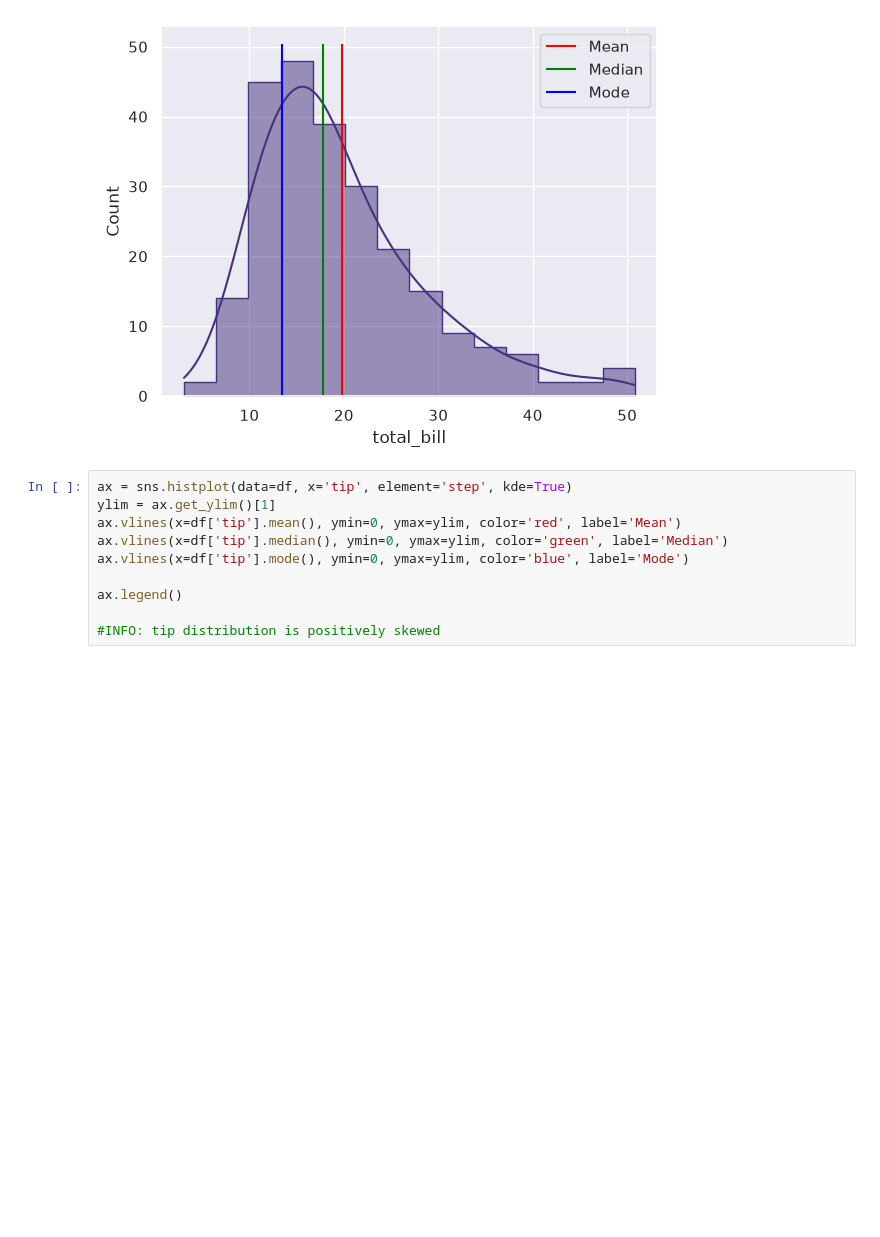
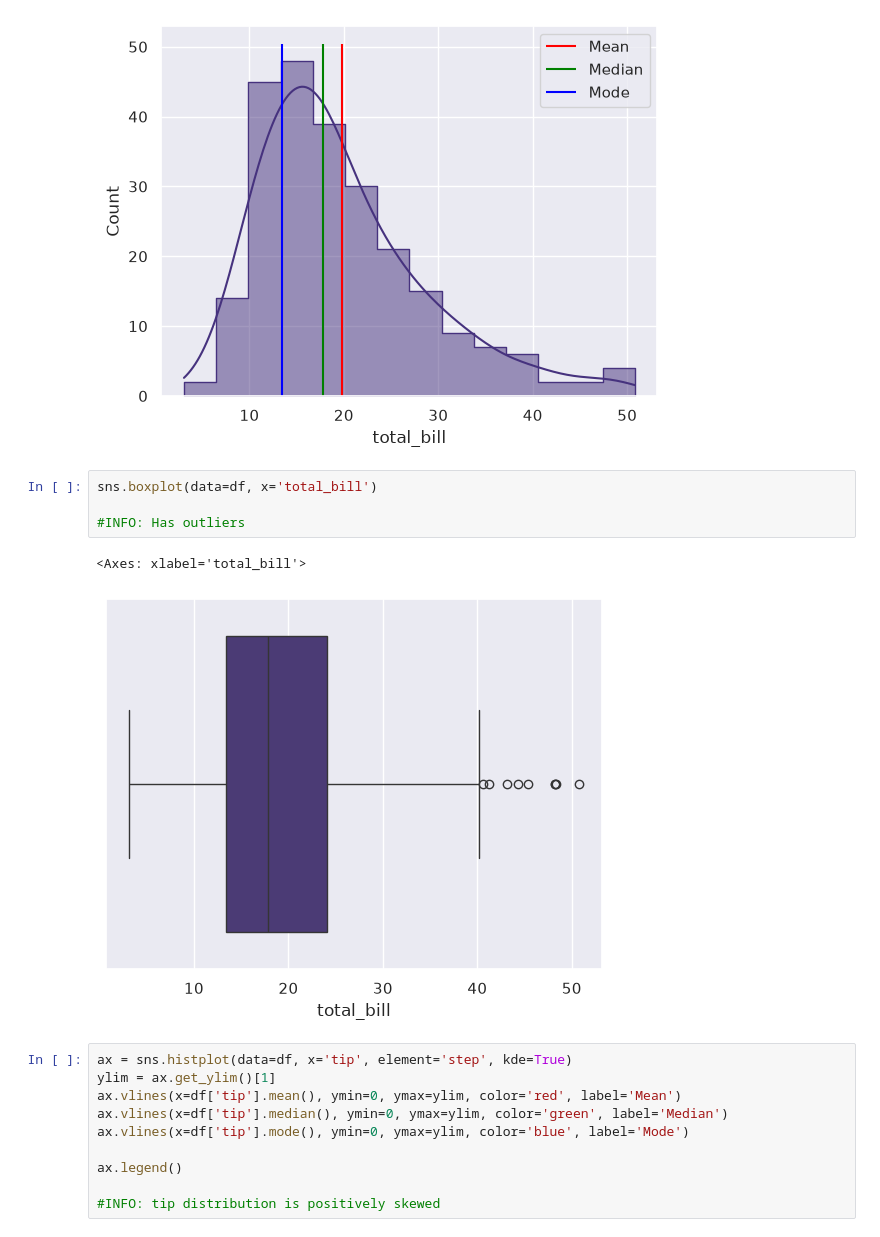
Before and after one commit to amir-razmi/tips-dataset-regression, a Jupyter notebook: notebooks/2-univariate-data-analysis.ipynb, the cells around one changed output. Cells and saved outputs as stored; diff of their text form; blank space fills up the shorter version.

Commit message:
feat(eda): draw boxplot for total_tip & tip to detect

```diff
--- a/notebooks/2-data-visualization.ipynb
+++ b/notebooks/2-univariate-data-analysis.ipynb
@@ -38,6 +38,13 @@ ax.legend()
 # %% [output]
 <matplotlib.legend.Legend at 0x...>
 [figure]
+# %%
+sns.boxplot(data=df, x='total_bill')
+
+#INFO: Has outliers
+# %% [output]
+<Axes: xlabel='total_bill'>
+[figure, added]
 # %%
 ax = sns.histplot(data=df, x='tip', element='step', kde=True)
 ylim = ax.get_ylim()[1]
```
Also changed, not shown: parts of 1 cell of this notebook.
